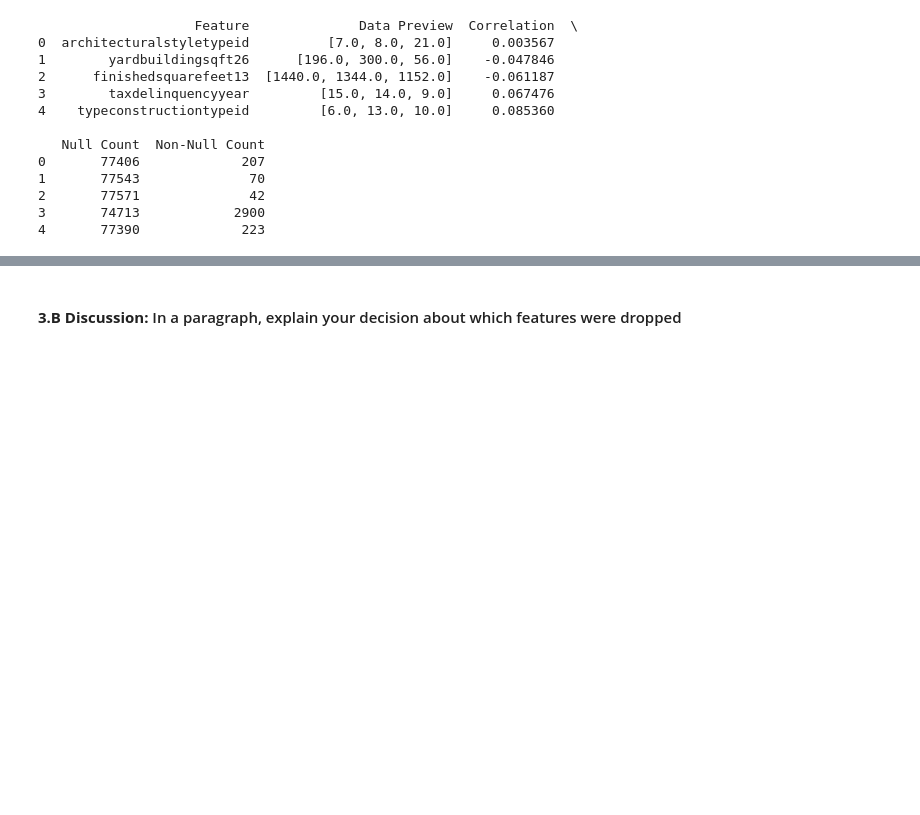
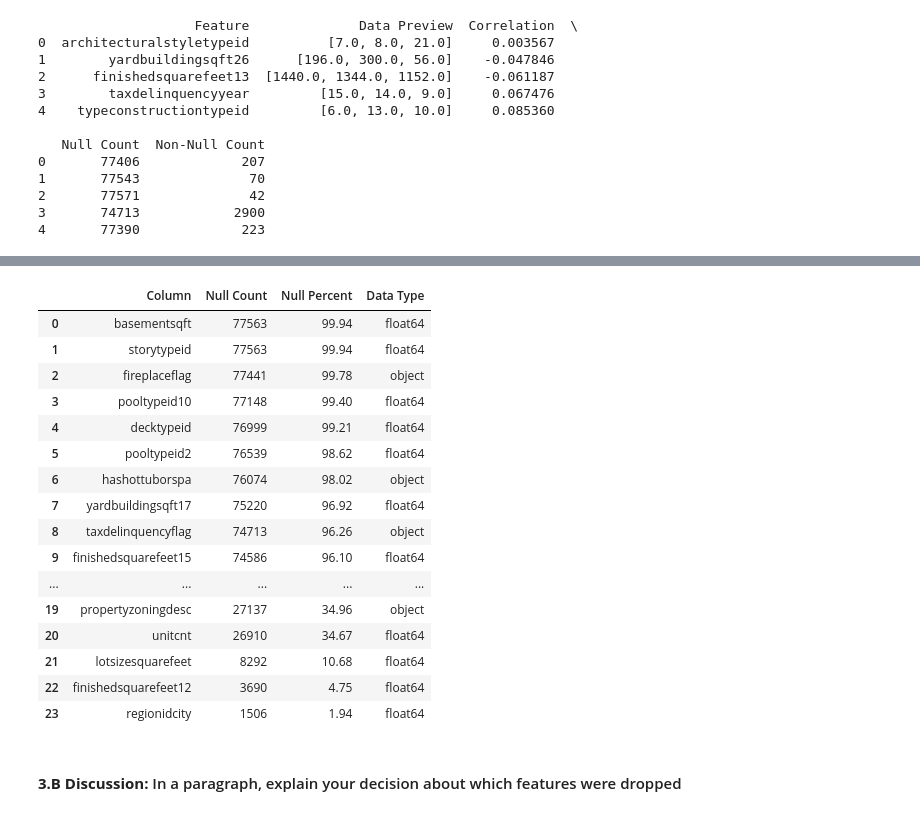
Before and after one commit to ndumay/Module3Assignments2-Final, a Jupyter notebook: Mod3-Milestone1/Milestone_01.ipynb, the cells around one changed output, grey strips where cells are left out. Cells and saved outputs as stored; diff of their text form; code cells hidden in the pictures; blank space fills up the shorter version.

```diff
--- a/Mod3-Milestone1/Milestone_01.ipynb
+++ b/Mod3-Milestone1/Milestone_01.ipynb
@@ -520,3 +532,65 @@ Dropped features: ['typeconstructiontypeid', 'taxdelinquencyyear', 'yardbuilding
+# %%
+df_cleaned, dropped_features = drop_high_null_low_corr(df_cleaned1, target="taxvaluedollarcnt")
+# %%
+def summarize_nulls(df, sort_by='percent', threshold=0.0):
+    """
+    Generate a summary DataFrame of fields with null values.
+
+    Parameters:
+    -----------
+    df : pandas DataFrame
+    sort_by : str (either 'percent' or 'count')
+        How to sort the output table
+    threshold : float (0.0 - 1.0)
+        Only include columns with percent nulls greater than this threshold
+
+    Returns:
+    --------
+    null_summary : pandas DataFrame
+        Summary of nulls per column
+    """
+    null_counts = df.isnull().sum()
+    total_rows = len(df)
+    null_percent = null_counts / total_rows
+
+    # Filter and create summary DataFrame
+    null_summary = pd.DataFrame({
+        'Column': null_counts.index,
+        'Null Count': null_counts.values,
+        'Null Percent': (null_percent * 100).round(2),
+        'Data Type': df.dtypes.astype(str)
+    })
+
+    null_summary = null_summary[null_summary['Null Percent'] > (threshold * 100)]
+
+    # Sort
+    if sort_by == 'count':
+        null_summary = null_summary.sort_values(by='Null Count', ascending=False)
+    else:
+        null_summary = null_summary.sort_values(by='Null Percent', ascending=False)
+
+    return null_summary.reset_index(drop=True)
+
+# Example usage:
+summarize_nulls(df_cleaned, threshold=0.01)
+# %% [output]
+|  | Column | Null Count | Null Percent | Data Type |
+| 0 | basementsqft | 77563 | 99.94 | float64 |
+| 1 | storytypeid | 77563 | 99.94 | float64 |
+| 2 | fireplaceflag | 77441 | 99.78 | object |
+| 3 | pooltypeid10 | 77148 | 99.40 | float64 |
+| 4 | decktypeid | 76999 | 99.21 | float64 |
+| 5 | pooltypeid2 | 76539 | 98.62 | float64 |
+| 6 | hashottuborspa | 76074 | 98.02 | object |
+| 7 | yardbuildingsqft17 | 75220 | 96.92 | float64 |
+| 8 | taxdelinquencyflag | 74713 | 96.26 | object |
+| 9 | finishedsquarefeet15 | 74586 | 96.10 | float64 |
+| ... | ... | ... | ... | ... |
+| 19 | propertyzoningdesc | 27137 | 34.96 | object |
+| 20 | unitcnt | 26910 | 34.67 | float64 |
+| 21 | lotsizesquarefeet | 8292 | 10.68 | float64 |
+| 22 | finishedsquarefeet12 | 3690 | 4.75 | float64 |
+| 23 | regionidcity | 1506 | 1.94 | float64 |
 # %% [markdown]
 #### **3.B Discussion:** In a paragraph, explain your decision about which features were dropped
 # %%
```
Also changed, not shown: parts of 7 cells of this notebook.
